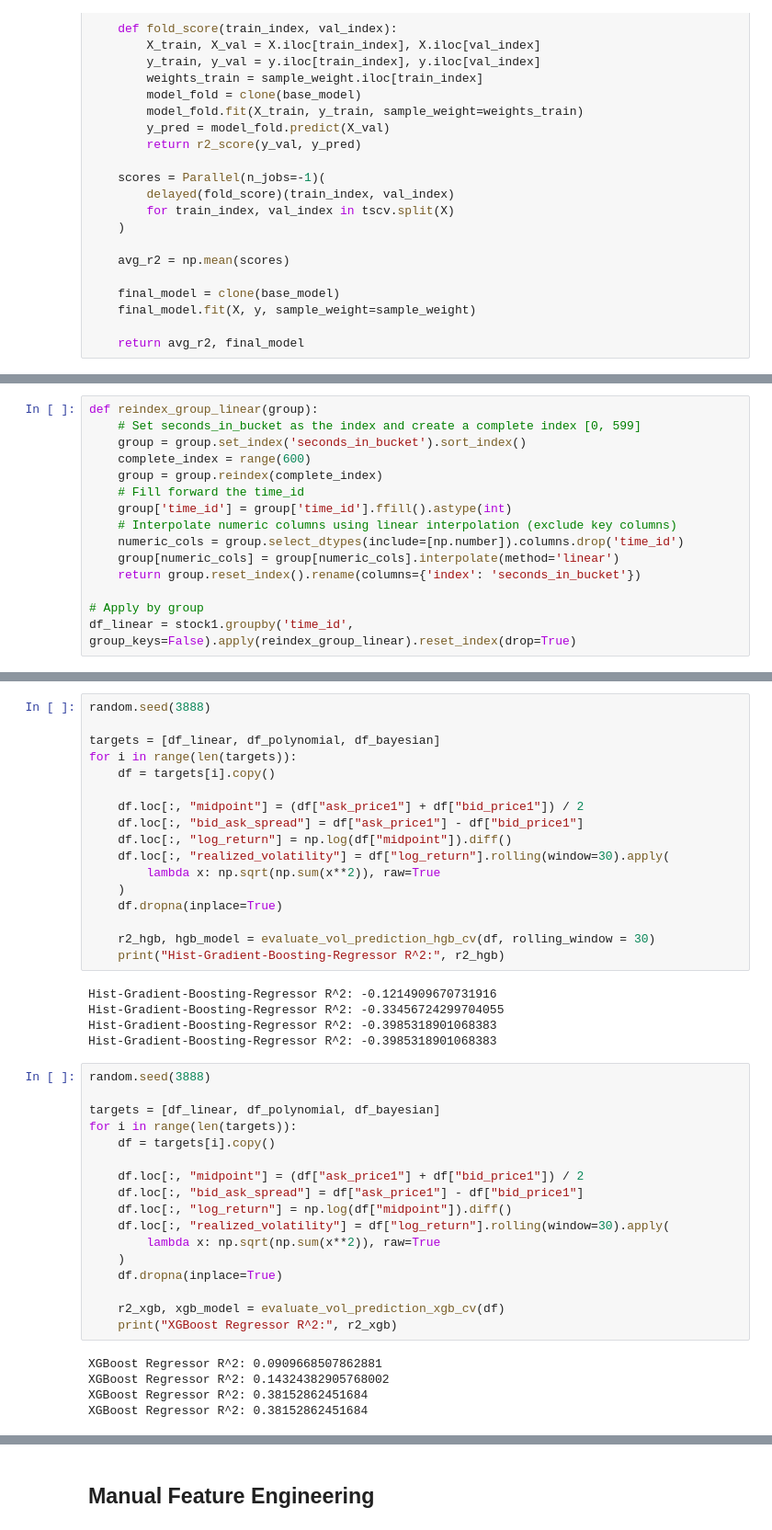
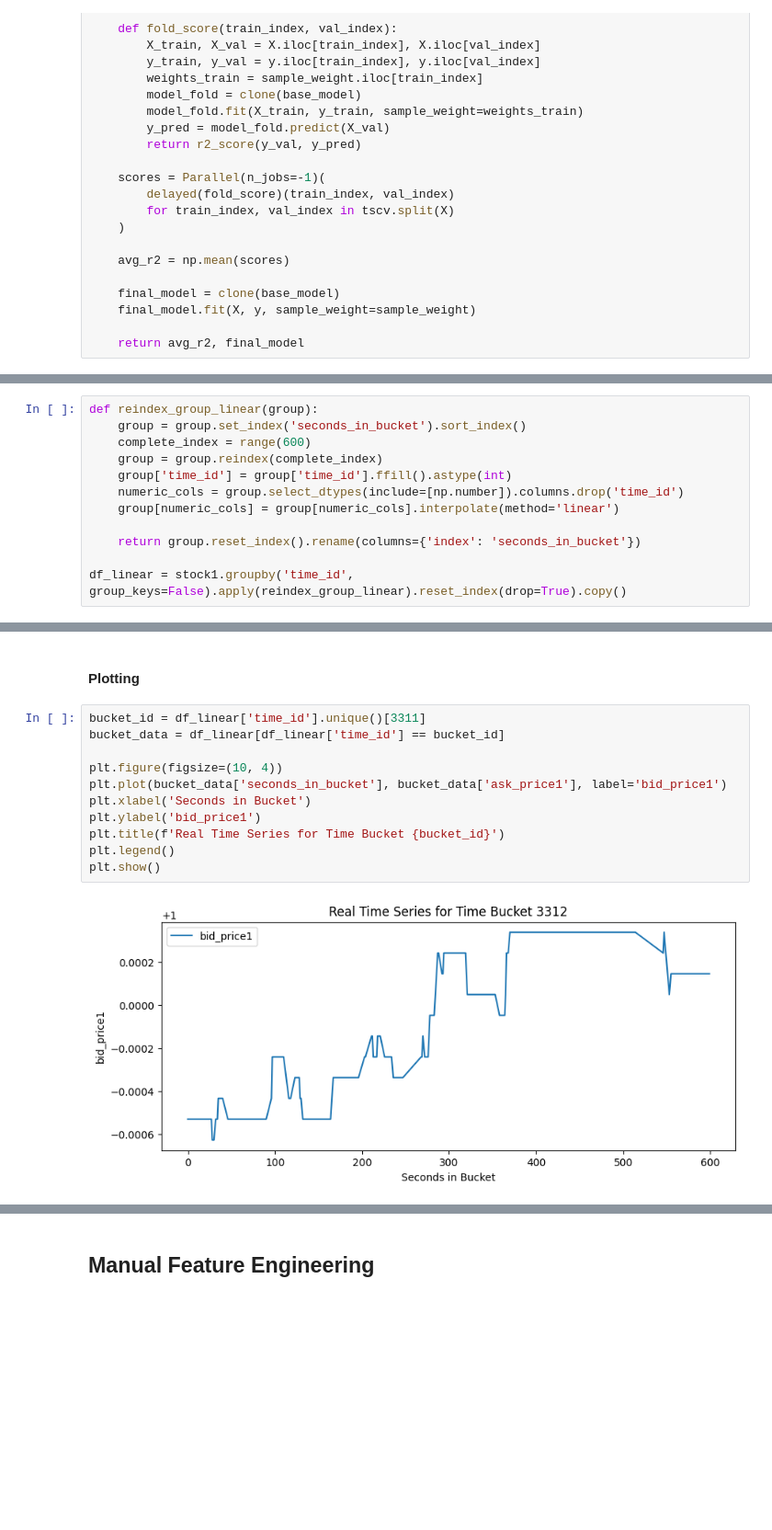
Before and after one commit to Ayush-Singh-31/Optiver-07, a Jupyter notebook: EDA.ipynb, the cells around one changed output, grey strips where cells are left out. Shown: that part at 92% size. Drawn from its saved outputs; the diff is of its cells as text; blank space fills up the shorter version.

```diff
--- a/EDA.ipynb
+++ b/EDA.ipynb
@@ -669,18 +667,15 @@ XGBoost Regressor R^2: 0.07457212611815962
 # %%
 def reindex_group_linear(group):
-    # Set seconds_in_bucket as the index and create a complete index [0, 599]
     group = group.set_index('seconds_in_bucket').sort_index()
     complete_index = range(600)
     group = group.reindex(complete_index)
-    # Fill forward the time_id
     group['time_id'] = group['time_id'].ffill().astype(int)
-    # Interpolate numeric columns using linear interpolation (exclude key columns)
     numeric_cols = group.select_dtypes(include=[np.number]).columns.drop('time_id')
     group[numeric_cols] = group[numeric_cols].interpolate(method='linear')
+
     return group.reset_index().rename(columns={'index': 'seconds_in_bucket'})
 
-# Apply by group
-df_linear = stock1.groupby('time_id', group_keys=False).apply(reindex_group_linear).reset_index(drop=True)
+df_linear = stock1.groupby('time_id', group_keys=False).apply(reindex_group_linear).reset_index(drop=True).copy()
 # %%
 def reindex_group_polynomial(group, order=2):
     group = group.set_index('seconds_in_bucket').sort_index()
@@ -709,44 +704,15 @@ df_bayesian = stock1.groupby('time_id', group_keys=False).apply(process_group_ba
-# %%
-random.seed(3888)
-
-targets = [df_linear, df_polynomial, df_bayesian]
-for i in range(len(targets)):
-    df = targets[i].copy()
-
-    df.loc[:, "midpoint"] = (df["ask_price1"] + df["bid_price1"]) / 2
-    df.loc[:, "bid_ask_spread"] = df["ask_price1"] - df["bid_price1"]
-    df.loc[:, "log_return"] = np.log(df["midpoint"]).diff()
-    df.loc[:, "realized_volatility"] = df["log_return"].rolling(window=30).apply(
-        lambda x: np.sqrt(np.sum(x**2)), raw=True
-    )
-    df.dropna(inplace=True)
-
-    r2_hgb, hgb_model = evaluate_vol_prediction_hgb_cv(df, rolling_window = 30)
-    print("Hist-Gradient-Boosting-Regressor R^2:", r2_hgb)
-# %% [output]
-Hist-Gradient-Boosting-Regressor R^2: -0.1214909670731916
-Hist-Gradient-Boosting-Regressor R^2: -0.33456724299704055
-Hist-Gradient-Boosting-Regressor R^2: -0.3985318901068383
-Hist-Gradient-Boosting-Regressor R^2: -0.3985318901068383
-# %%
-random.seed(3888)
-
-targets = [df_linear, df_polynomial, df_bayesian]
-for i in range(len(targets)):
-    df = targets[i].copy()
-
-    df.loc[:, "midpoint"] = (df["ask_price1"] + df["bid_price1"]) / 2
-    df.loc[:, "bid_ask_spread"] = df["ask_price1"] - df["bid_price1"]
-    df.loc[:, "log_return"] = np.log(df["midpoint"]).diff()
-    df.loc[:, "realized_volatility"] = df["log_return"].rolling(window=30).apply(
-        lambda x: np.sqrt(np.sum(x**2)), raw=True
-    )
-    df.dropna(inplace=True)
-
-    r2_xgb, xgb_model = evaluate_vol_prediction_xgb_cv(df)
-    print("XGBoost Regressor R^2:", r2_xgb)
-# %% [output]
-XGBoost Regressor R^2: 0.0909668507862881
-XGBoost Regressor R^2: 0.14324382905768002
-XGBoost Regressor R^2: 0.38152862451684
-XGBoost Regressor R^2: 0.38152862451684
+# %% [markdown]
+#### **Plotting**
+# %%
+bucket_id = df_linear['time_id'].unique()[3311]
+bucket_data = df_linear[df_linear['time_id'] == bucket_id]
+
+plt.figure(figsize=(10, 4))
+plt.plot(bucket_data['seconds_in_bucket'], bucket_data['ask_price1'], label='bid_price1')
+plt.xlabel('Seconds in Bucket')
+plt.ylabel('bid_price1')
+plt.title(f'Real Time Series for Time Bucket {bucket_id}')
+plt.legend()
+plt.show()
+# %% [output]
+[figure, added]
```
Also changed, not shown: parts of 25 cells of this notebook.
